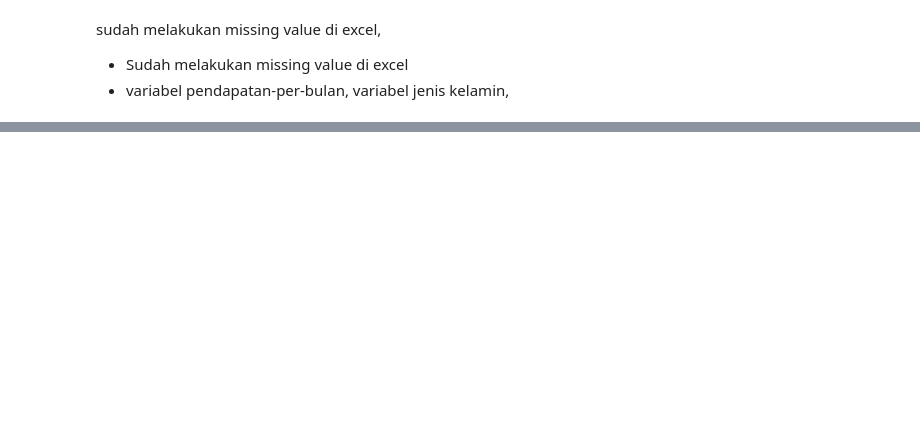
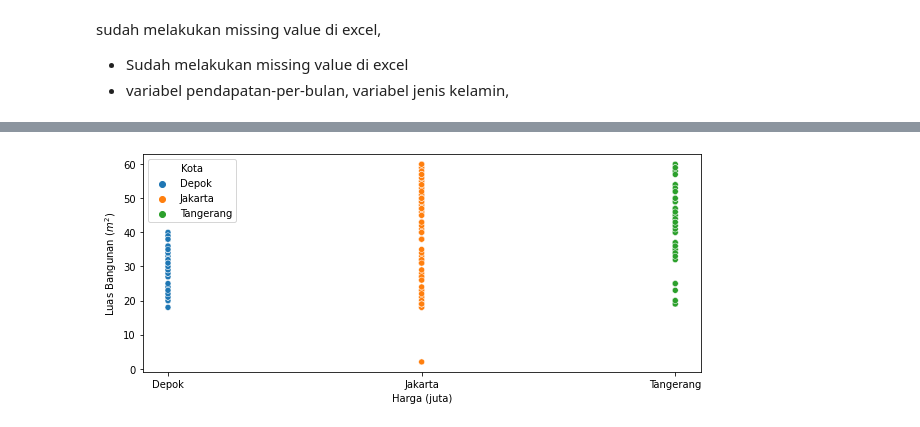
Before and after one commit to ilman79/Case-Study-02-Data-Mining-UIN-Ganjil-2022-Kelompok-1, a Jupyter notebook: Study_Case_2_Kelompok_1.ipynb, the cells around one changed output, grey strips where cells are left out. Drawn from its saved outputs; the diff is of its cells as text; code cells hidden in the pictures; blank space fills up the shorter version.

```diff
--- a/Study_Case_2_Kelompok_1.ipynb
+++ b/Study_Case_2_Kelompok_1.ipynb
@@ -201,0 +188,7 @@ boxplot_outlier(df.Umur)
+# %%
+plt.figure(figsize = (10, 4))
+plt.xlabel('Harga (juta)')
+plt.ylabel('Luas Bangunan ($m^2$)')
+p = sns.scatterplot(x="Kota", y="Umur", hue='Kota', data=df)
+# %% [output]
+[figure, added]
```
Also changed, not shown: parts of 22 cells of this notebook.
